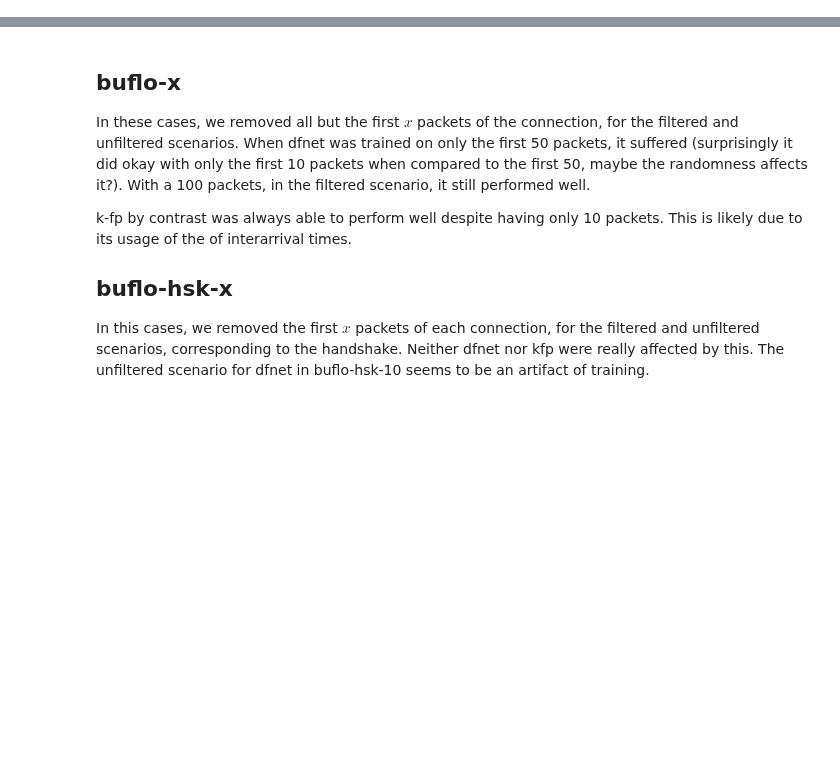
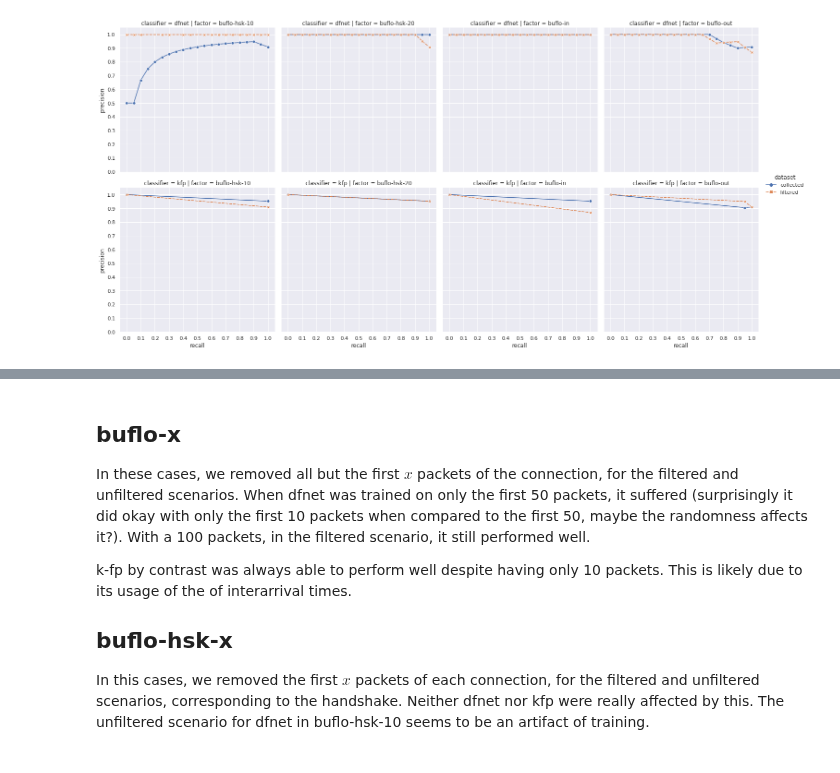
Before and after one commit to jpcsmith/qcsd-experiments, a Jupyter notebook: workflow/notebooks/debug-umon.ipynb, the cells around one changed output, grey strips where cells are left out. Cells and saved outputs as stored; diff of their text form; code cells hidden in the pictures; blank space fills up the shorter version.

```diff
--- a/workflow/notebooks/debug-umon.ipynb
+++ b/workflow/notebooks/debug-umon.ipynb
@@ -111,0 +139,12 @@ fig.savefig("/tmp/open-world.jpg", bbox_inches="tight")
+# %%
+plot_data2 = plot_data[plot_data["factor"].isin([
+     "buflo-hsk-10", "buflo-hsk-20", "buflo-in", "buflo-out"
+])]
+sns.set()
+fig = sns.relplot(data=plot_data2, x="recall", y="precision", hue="dataset", row="classifier", col="factor", kind="line", ci=None, markers=True, style="dataset",
+
+                 facet_kws=dict(subplot_kws=dict(ylim=(0, 1.05))))
+_ = fig.axes[0][0].set_xticks(np.arange(0, 1.1, .1))
+_ = fig.axes[0][0].set_yticks(np.arange(0, 1.1, .1))
+# %% [output]
+[figure, added]
```
Also changed, not shown: parts of 7 cells of this notebook, 3 other files.
